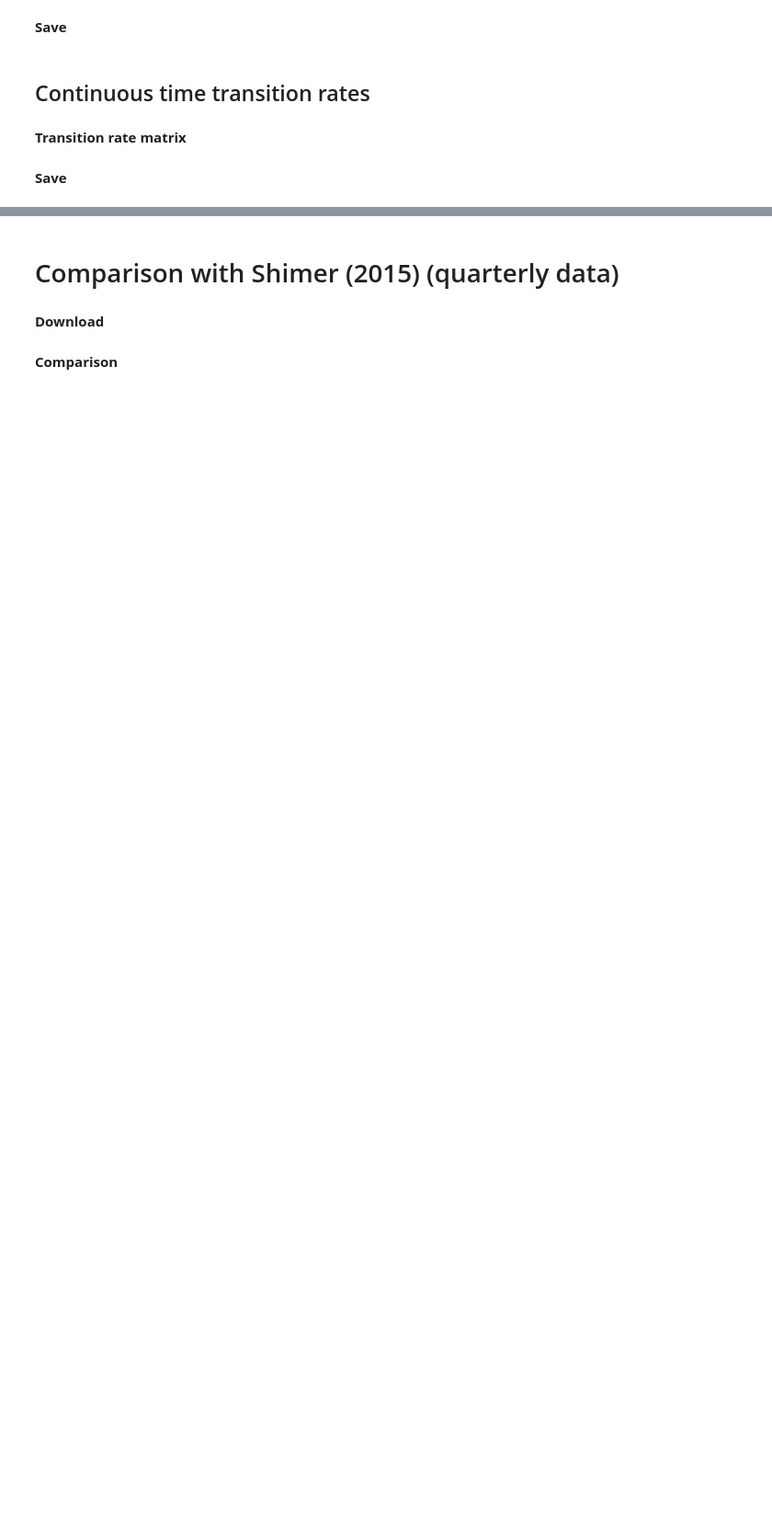
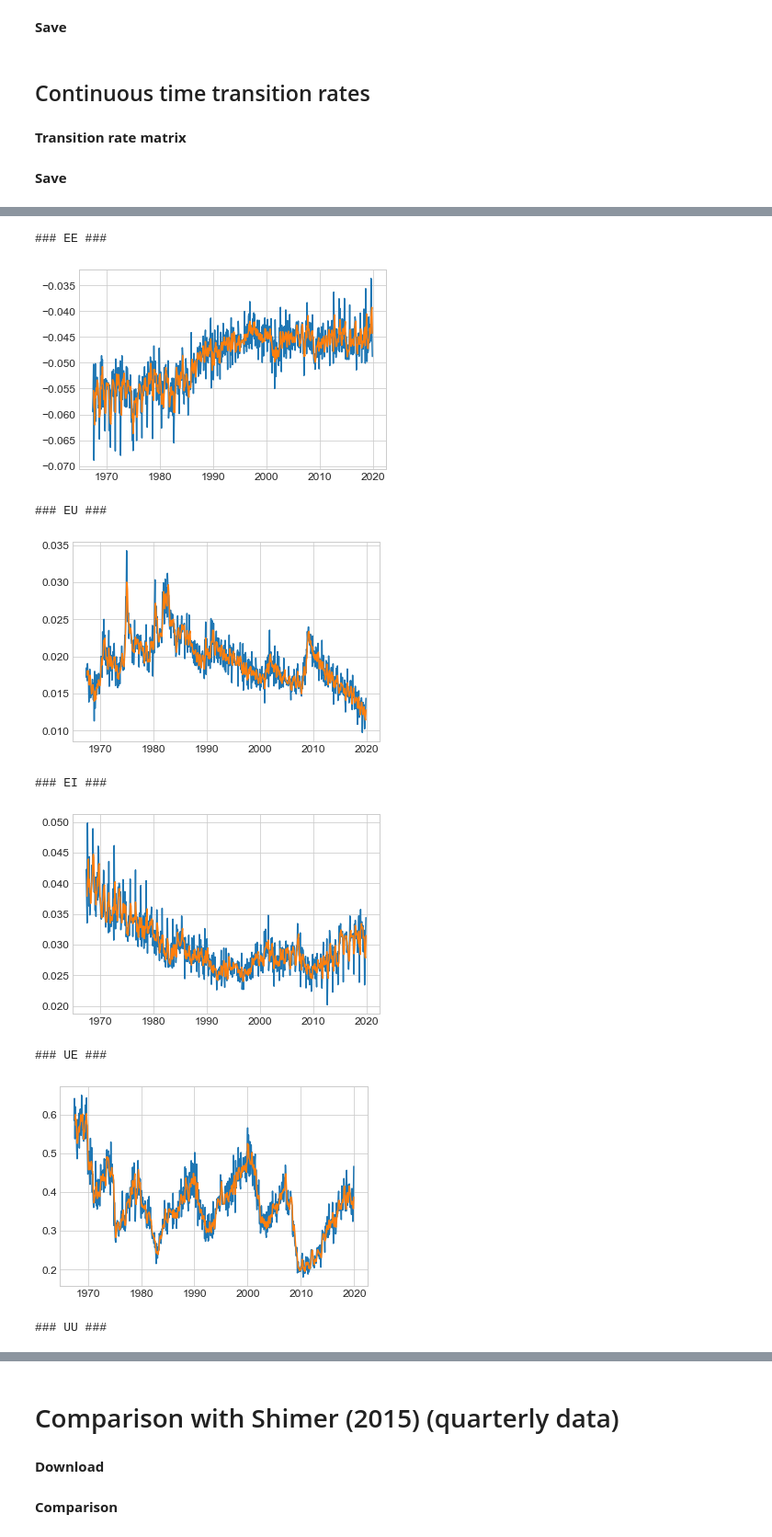
Before and after one commit to JeppeDruedahl/CPS-labor-market-flows, a Jupyter notebook: Main.ipynb, the cells around one changed output, grey strips where cells are left out. Shown at 92% size. Saved outputs shown, nothing was run; the diff lists cells and outputs as text; code cells hidden in the pictures; blank space fills up the shorter version.

```diff
--- a/Main.ipynb
+++ b/Main.ipynb
@@ -229,0 +300,23 @@ with open('Q.p','wb') as f:
+# %%
+for k,v in Q_data.items():
+
+    print(f'### {k} ###')
+
+    fig = plt.figure(figsize=(6,6/1.5))
+    ax = fig.add_subplot(1,1,1)
+    ax.plot(v)
+    ax.plot(v.rolling(3).mean())
+    plt.show()
+
+    fig.tight_layout()
+    fig.savefig(f'results/data_{k}.pdf')
+# %% [output]
+### EE ###
+[figure, added]
+### EU ###
+[figure, added]
+### EI ###
+[figure, added]
+### UE ###
+[figure, added]
+### UU ###
```
Also changed, not shown: parts of 12 cells of this notebook, 21 other files.
